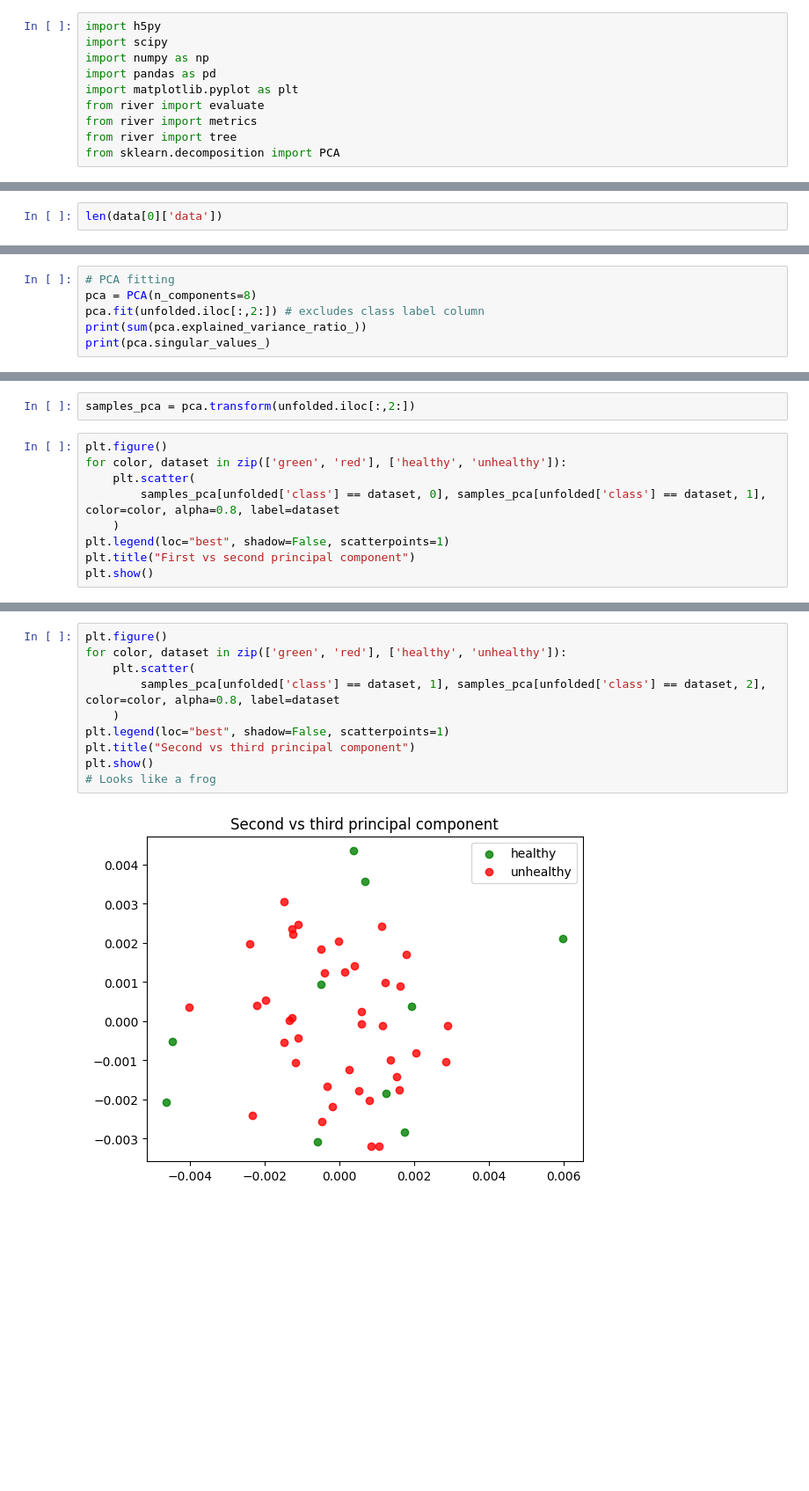
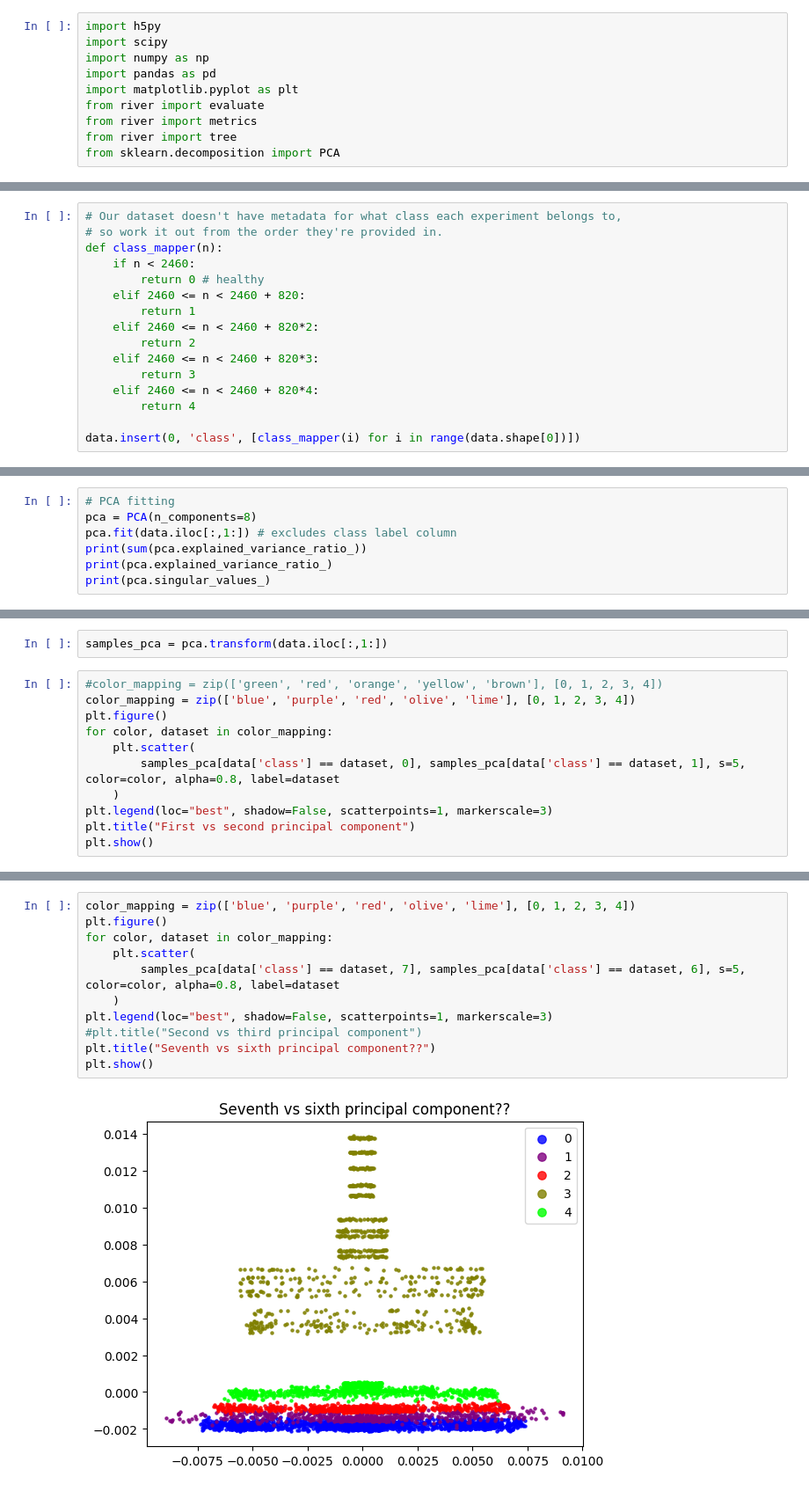
Before and after one commit to compi-migui/tfg-scratchpad, a Jupyter notebook: notebooks/001-data-loading.ipynb, the cells around one changed output, grey strips where cells are left out. Shown at 88% size. Saved outputs shown, nothing was run; the diff lists cells and outputs as text; blank space fills up the shorter version.

Commit message:
Put whole dataset through PCA and Hoeffding tree classifiers
Still need to figure out baseline balancing, sampling and such.

```diff
--- a/notebooks/001-data-loading.ipynb
+++ b/notebooks/001-data-loading.ipynb
@@ -46,2 +22,16 @@ with h5py.File(data_path, 'r') as data_file:
 # %%
-len(data[0]['data'])
+# Our dataset doesn't have metadata for what class each experiment belongs to,
+# so work it out from the order they're provided in.
+def class_mapper(n):
+    if n < 2460:
+        return 0 # healthy
+    elif 2460 <= n < 2460 + 820:
+        return 1
+    elif 2460 <= n < 2460 + 820*2:
+        return 2
+    elif 2460 <= n < 2460 + 820*3:
+        return 3
+    elif 2460 <= n < 2460 + 820*4:
+        return 4
+
+data.insert(0, 'class', [class_mapper(i) for i in range(data.shape[0])])
@@ -88,7 +41,8 @@ unfolded
 # %%
 # PCA fitting
 pca = PCA(n_components=8)
-pca.fit(unfolded.iloc[:,2:]) # excludes class label column
+pca.fit(data.iloc[:,1:]) # excludes class label column
 print(sum(pca.explained_variance_ratio_))
+print(pca.explained_variance_ratio_)
 print(pca.singular_values_)
 # %% [output]
@@ -98,12 +52,14 @@ print(pca.singular_values_)
 # %%
-samples_pca = pca.transform(unfolded.iloc[:,2:])
+samples_pca = pca.transform(data.iloc[:,1:])
 # %%
+#color_mapping = zip(['green', 'red', 'orange', 'yellow', 'brown'], [0, 1, 2, 3, 4])
+color_mapping = zip(['blue', 'purple', 'red', 'olive', 'lime'], [0, 1, 2, 3, 4])
 plt.figure()
-for color, dataset in zip(['green', 'red'], ['healthy', 'unhealthy']):
+for color, dataset in color_mapping:
     plt.scatter(
-        samples_pca[unfolded['class'] == dataset, 0], samples_pca[unfolded['class'] == dataset, 1], color=color, alpha=0.8, label=dataset
+        samples_pca[data['class'] == dataset, 0], samples_pca[data['class'] == dataset, 1], s=5, color=color, alpha=0.8, label=dataset
     )
-plt.legend(loc="best", shadow=False, scatterpoints=1)
+plt.legend(loc="best", shadow=False, scatterpoints=1, markerscale=3)
 plt.title("First vs second principal component")
 plt.show()
 # %% [output]
@@ -111,12 +67,13 @@ plt.show()
 # %%
+color_mapping = zip(['blue', 'purple', 'red', 'olive', 'lime'], [0, 1, 2, 3, 4])
 plt.figure()
-for color, dataset in zip(['green', 'red'], ['healthy', 'unhealthy']):
+for color, dataset in color_mapping:
     plt.scatter(
-        samples_pca[unfolded['class'] == dataset, 1], samples_pca[unfolded['class'] == dataset, 2], color=color, alpha=0.8, label=dataset
+        samples_pca[data['class'] == dataset, 7], samples_pca[data['class'] == dataset, 6], s=5, color=color, alpha=0.8, label=dataset
     )
-plt.legend(loc="best", shadow=False, scatterpoints=1)
-plt.title("Second vs third principal component")
+plt.legend(loc="best", shadow=False, scatterpoints=1, markerscale=3)
+#plt.title("Second vs third principal component")
+plt.title("Seventh vs sixth principal component??")
 plt.show()
-# Looks like a frog
 # %% [output]
-[figure, old version]
+[figure, new version]
```
Also changed, not shown: parts of 20 cells of this notebook.
